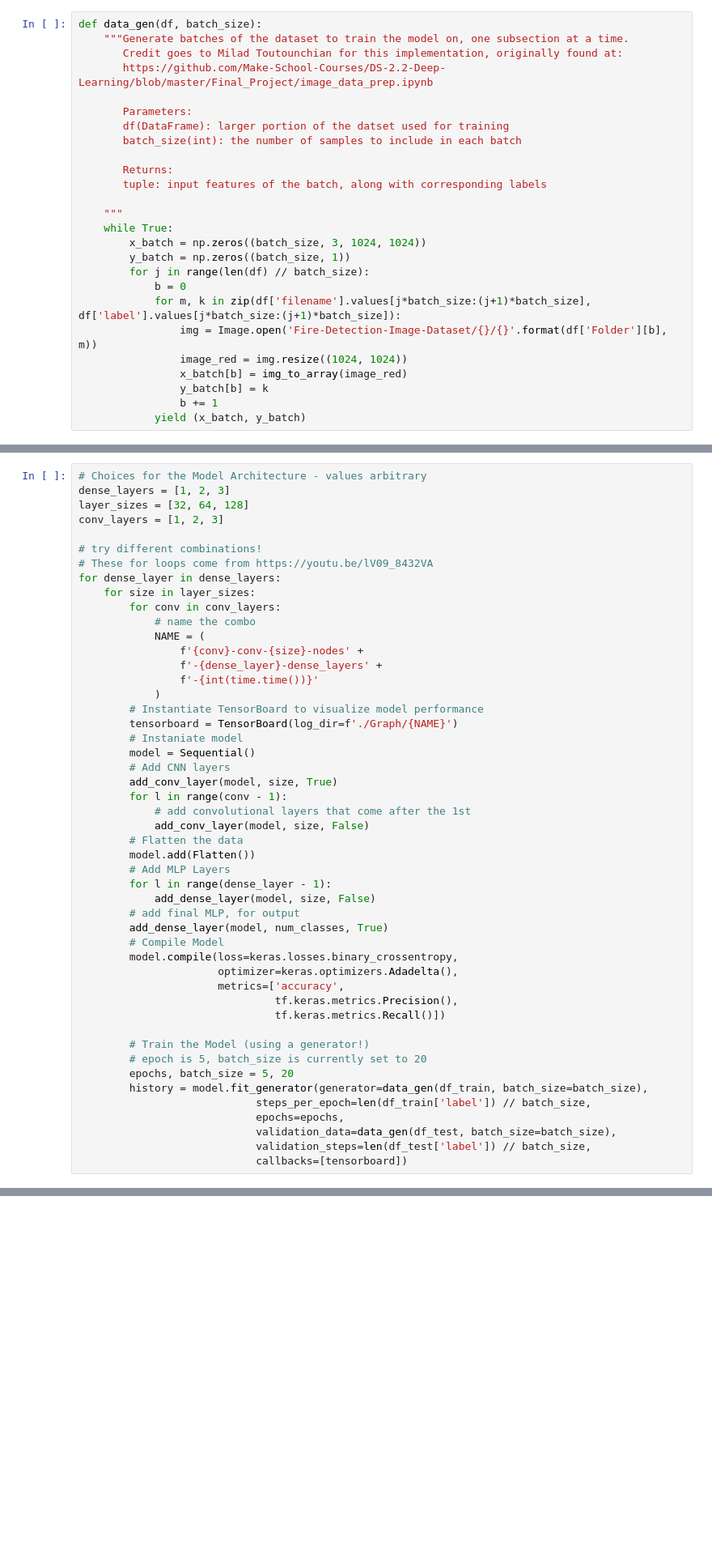
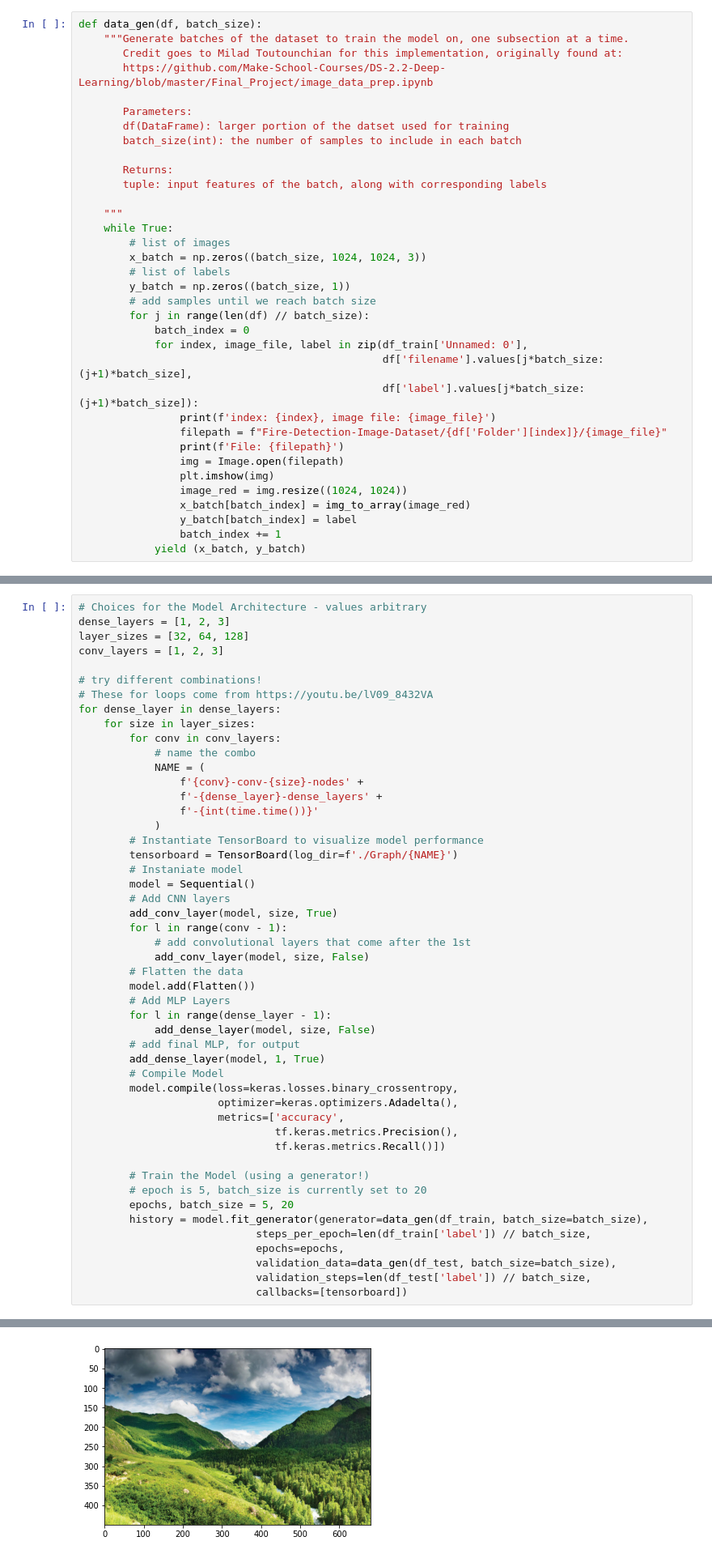
Before and after one commit to UPstartDeveloper/detecting-fires, a Jupyter notebook: classifications.ipynb, the cells around one changed output, grey strips where cells are left out. Shown at 81% size. Cells and saved outputs as stored; diff of their text form; blank space fills up the shorter version.

Commit message:
Fix more errors in training functions.

```diff
--- a/classifications.ipynb
+++ b/classifications.ipynb
@@ -91,16 +101,25 @@ def data_gen(df, batch_size):
 
     """
     while True:
-        x_batch = np.zeros((batch_size, 3, 1024, 1024))
+        # list of images
+        x_batch = np.zeros((batch_size, 1024, 1024, 3))
+        # list of labels
         y_batch = np.zeros((batch_size, 1))
+        # add samples until we reach batch size
         for j in range(len(df) // batch_size):
-            b = 0
-            for m, k in zip(df['filename'].values[j*batch_size:(j+1)*batch_size], df['label'].values[j*batch_size:(j+1)*batch_size]):
-                img = Image.open('Fire-Detection-Image-Dataset/{}/{}'.format(df['Folder'][b], m))
+            batch_index = 0
+            for index, image_file, label in zip(df_train['Unnamed: 0'],
+                                                df['filename'].values[j*batch_size:(j+1)*batch_size],
+                                                df['label'].values[j*batch_size:(j+1)*batch_size]):
+                print(f'index: {index}, image file: {image_file}')
+                filepath = f"Fire-Detection-Image-Dataset/{df['Folder'][index]}/{image_file}"
+                print(f'File: {filepath}')
+                img = Image.open(filepath)
+                plt.imshow(img)
                 image_red = img.resize((1024, 1024))
-                x_batch[b] = img_to_array(image_red)
-                y_batch[b] = k
-                b += 1
+                x_batch[batch_index] = img_to_array(image_red)
+                y_batch[batch_index] = label
+                batch_index += 1
             yield (x_batch, y_batch)
 # %% [markdown]
 ### Finding the Best Architecture
@@ -189,7 +208,7 @@ for dense_layer in dense_layers:
         for l in range(dense_layer - 1):
             add_dense_layer(model, size, False)
         # add final MLP, for output
-        add_dense_layer(model, num_classes, True)
+        add_dense_layer(model, 1, True)
         # Compile Model
         model.compile(loss=keras.losses.binary_crossentropy,
                       optimizer=keras.optimizers.Adadelta(),
@@ -226,3 +247,4 @@ FileNotFoundError: [Errno 2] No such file or directory: 'Fire-Detection-Image-Da
+[figure, added]
 # %% [markdown]
 ###  Finding Optimal Hyperparameters
 
```
Also changed, not shown: parts of 4 cells of this notebook, 1 other file.
